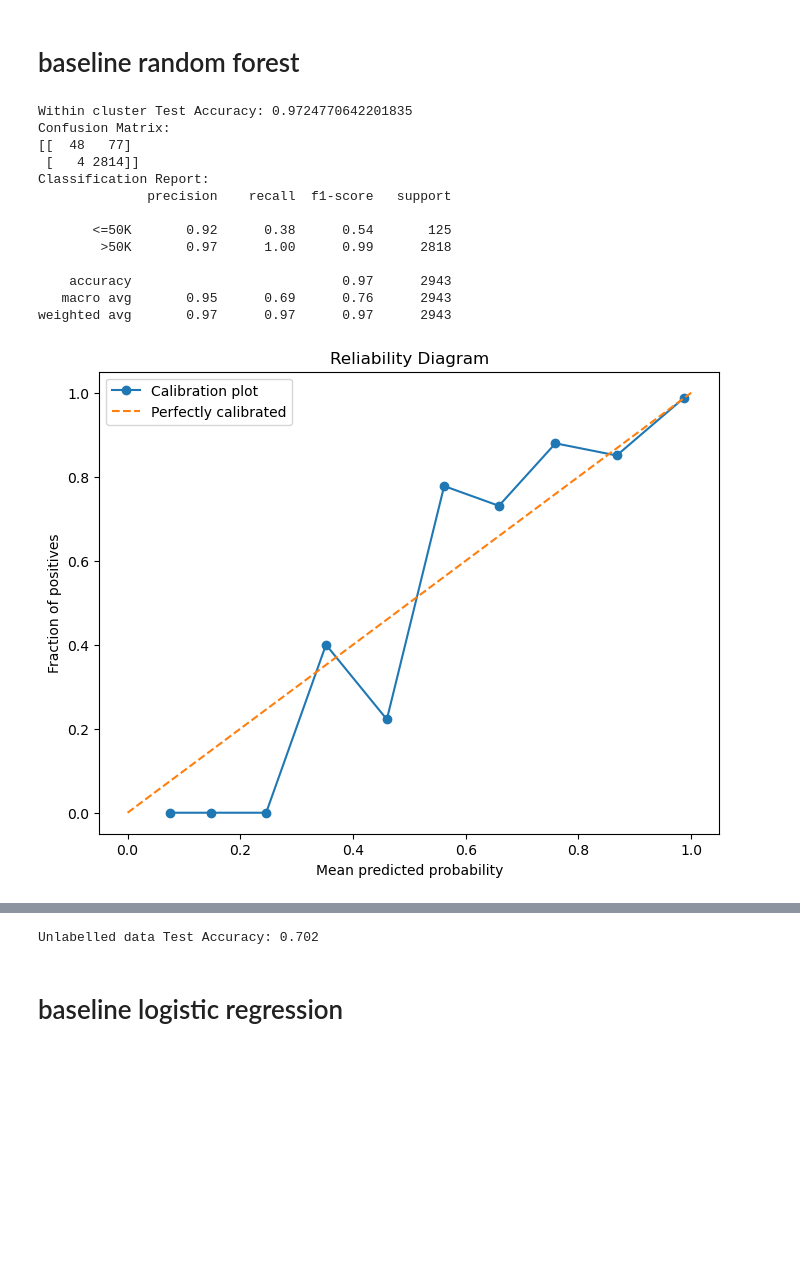
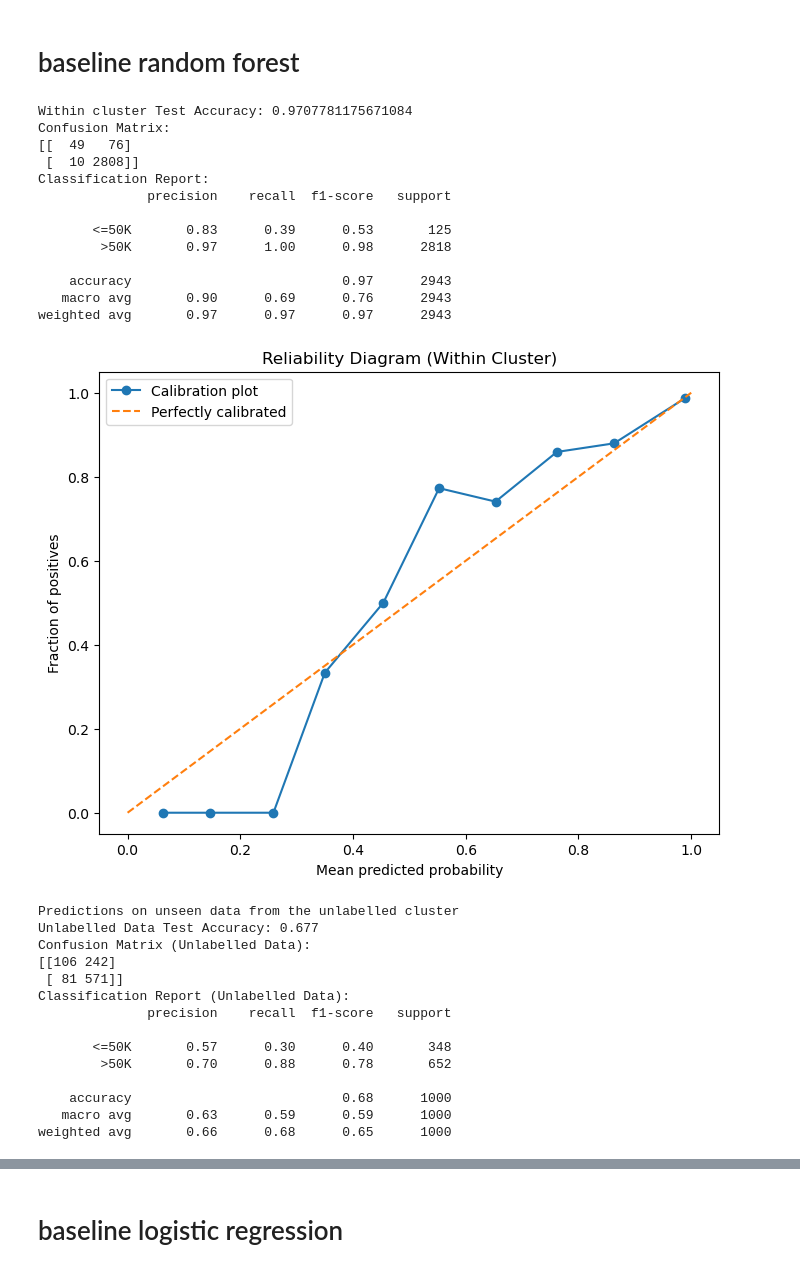
Before and after one commit to ENMcCool/ox2023, a Jupyter notebook: Baseline Models.ipynb, the cells around one changed output, grey strips where cells are left out. Drawn from its saved outputs; the diff is of its cells as text; code cells hidden in the pictures; blank space fills up the shorter version.

```diff
--- a/Baseline Models.ipynb
+++ b/Baseline Models.ipynb
@@ -4,5 +11,6 @@ from sklearn.metrics import accuracy_score, confusion_matrix, classification_rep
 # %%
 data = pd.read_csv('labelled.csv')
+data = data.drop(columns=['Unnamed: 0'])
 # %%
 data
 # %% [output]
@@ -196,38 +190,85 @@ print("Within cluster Test Accuracy:", accuracy)
 # Calculate confusion matrix
 cm = confusion_matrix(y_test, y_pred)
 print("Confusion Matrix:")
 print(cm)
 
 # Calculate other scores (precision, recall, F1 score, support)
 report = classification_report(y_test, y_pred, target_names=['<=50K', '>50K'])
 print("Classification Report:")
 print(report)
 
 # Calculate reliability diagram for calibration
 prob_pos = model.predict_proba(X_test_scaled)[:, 1]
 prob_true, prob_pred = calibration_curve(y_test, prob_pos, n_bins=10)
 
 # Plot the reliability diagram
 plt.figure(figsize=(8, 6))
 plt.plot(prob_pred, prob_true, marker='o', label='Calibration plot')
 plt.plot([0, 1], [0, 1], linestyle='--', label='Perfectly calibrated')
 plt.xlabel('Mean predicted probability')
 plt.ylabel('Fraction of positives')
-plt.title('Reliability Diagram')
+plt.title('Reliability Diagram (Within Cluster)')
 plt.legend()
 plt.show()
+
+print("Predictions on unseen data from the unlabelled cluster")
+# Make predictions on the unlabelled test data
+
+y_pred_unlabelled = model.predict(X_unlabelled)
+
+# Calculate accuracy on the unlabelled test data
+accuracy_unlabelled = accuracy_score(y_unlabelled, y_pred_unlabelled)
+print("Unlabelled Data Test Accuracy:", accuracy_unlabelled)
+
+# Calculate confusion matrix for unlabelled data
+cm_unlabelled = confusion_matrix(y_unlabelled, y_pred_unlabelled)
+print("Confusion Matrix (Unlabelled Data):")
+print(cm_unlabelled)
+
+# Calculate other scores (precision, recall, F1 score, support) for unlabelled data
+report_unlabelled = classification_report(y_unlabelled, y_pred_unlabelled, target_names=['<=50K', '>50K'])
+print("Classification Report (Unlabelled Data):")
+print(report_unlabelled)
+
+# Calculate reliability diagram for unlabelled data calibration
+prob_pos_unlabelled = model.predict_proba(X_unlabelled)[:, 1]
+prob_true_unlabelled, prob_pred_unlabelled = calibration_curve(y_unlabelled, prob_pos_unlabelled, n_bins=10)
+
+# Plot the reliability diagram for unlabelled data
+plt.figure(figsize=(8, 6))
+plt.plot(prob_pred_unlabelled, prob_true_unlabelled, marker='o', label='Calibration plot')
+plt.plot([0, 1], [0, 1], linestyle='--', label='Perfectly calibrated')
+plt.xlabel('Mean predicted probability')
+plt.ylabel('Fraction of positives')
+plt.title('Reliability Diagram (Unlabelled Data)')
+plt.legend()
+plt.show()
 # %% [output]
-Within cluster Test Accuracy: 0.9724770642201835
+Within cluster Test Accuracy: 0.9707781175671084
 Confusion Matrix:
-[[  48   77]
- [   4 2814]]
+[[  49   76]
+ [  10 2808]]
 Classification Report:
               precision    recall  f1-score   support
 
-       <=50K       0.92      0.38      0.54       125
-        >50K       0.97      1.00      0.99      2818
+       <=50K       0.83      0.39      0.53       125
+        >50K       0.97      1.00      0.98      2818
 
     accuracy                           0.97      2943
-   macro avg       0.95      0.69      0.76      2943
+   macro avg       0.90      0.69      0.76      2943
 weighted avg       0.97      0.97      0.97      2943
-[figure, old version]
+[figure, new version]
+Predictions on unseen data from the unlabelled cluster
+Unlabelled Data Test Accuracy: 0.677
+Confusion Matrix (Unlabelled Data):
+[[106 242]
+ [ 81 571]]
+Classification Report (Unlabelled Data):
+              precision    recall  f1-score   support
+
+       <=50K       0.57      0.30      0.40       348
+        >50K       0.70      0.88      0.78       652
+
+    accuracy                           0.68      1000
+   macro avg       0.63      0.59      0.59      1000
+weighted avg       0.66      0.68      0.65      1000
@@ -234,14 +276,3 @@ weighted avg       0.97      0.97      0.97      2943
-# %%
-unlabel_test = pd.read_csv('unlabelled_test.csv')
-
-X = unlabel_test.drop(columns=['income'])
-y = unlabel_test['income']
-
-y_pred = model.predict(X)
-accuracy = accuracy_score(y, y_pred)
-print("Unlabelled data Test Accuracy:", accuracy)
-# %% [output]
-Unlabelled data Test Accuracy: 0.702
 # %% [markdown]
 # baseline logistic regression
 # %%
```
Also changed, not shown: parts of 11 cells of this notebook, 8 other files.
